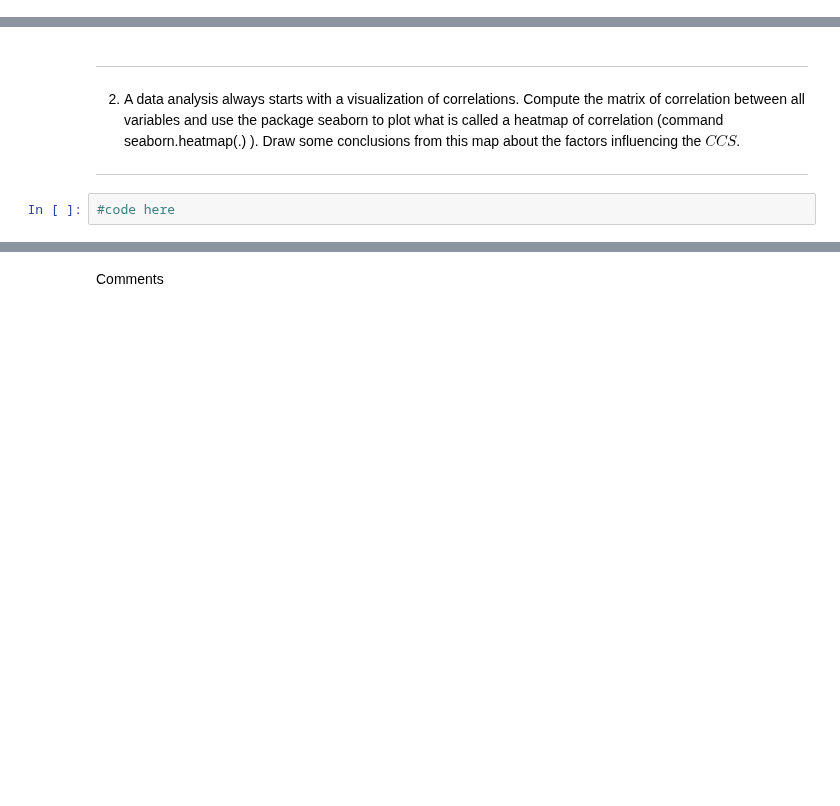
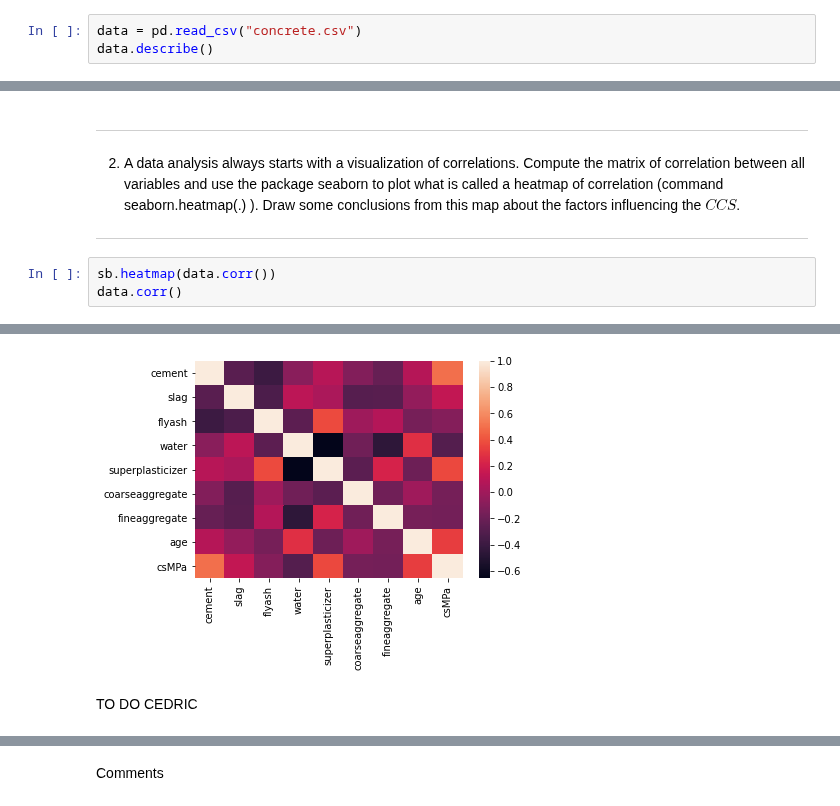
Before and after one commit to evandieren/Statistics-and-Data-Science-LEPL1109, a Jupyter notebook: HACKATHON 2/hackathon2.ipynb, the cells around one changed output, grey strips where cells are left out. Cells and saved outputs as stored; diff of their text form; blank space fills up the shorter version.

```diff
--- a/HACKATHON 2/hackathon2.ipynb
+++ b/HACKATHON 2/hackathon2.ipynb
@@ -59,0 +69,3 @@ Concrete compressive strength -- quantitative -- MPa -- Output Variable
+# %%
+data = pd.read_csv("concrete.csv")
+data.describe()
@@ -62,5 +84,7 @@ Concrete compressive strength -- quantitative -- MPa -- Output Variable
 2)	A data analysis always starts with a visualization of correlations. Compute the matrix of correlation between all variables and use the package seaborn to plot what is called a heatmap of correlation (command seaborn.heatmap(.) ). Draw some conclusions from this map about the factors influencing the $CCS$.
 
 ----
-# %%
-#code here
+# %%
+sb.heatmap(data.corr())
+data.corr()
+# %% [output]
@@ -66,0 +101,3 @@ Concrete compressive strength -- quantitative -- MPa -- Output Variable
+[figure, added]
+# %% [markdown]
+TO DO CEDRIC
```
Also changed, not shown: parts of 16 cells of this notebook, 1 other file.
